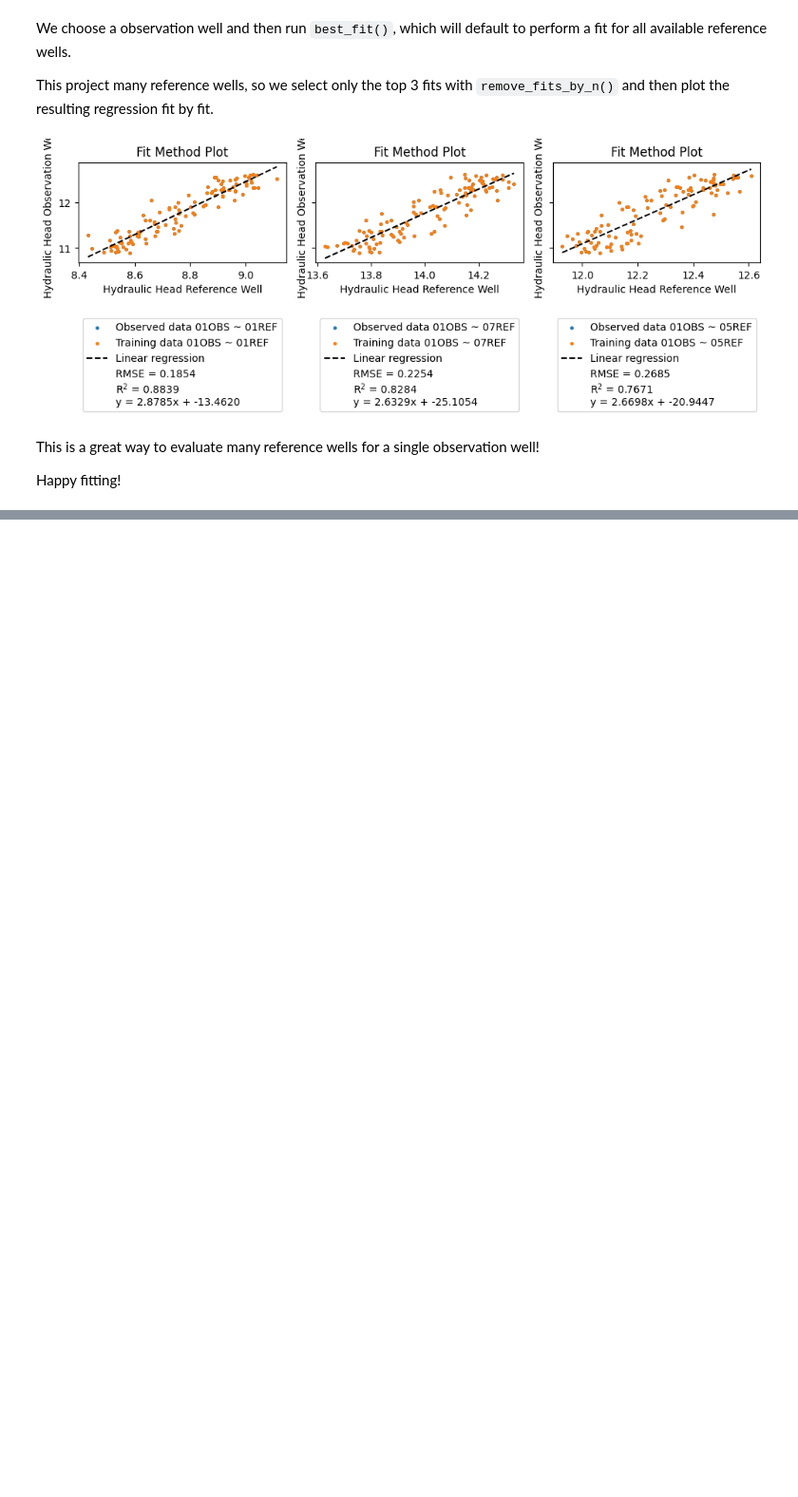
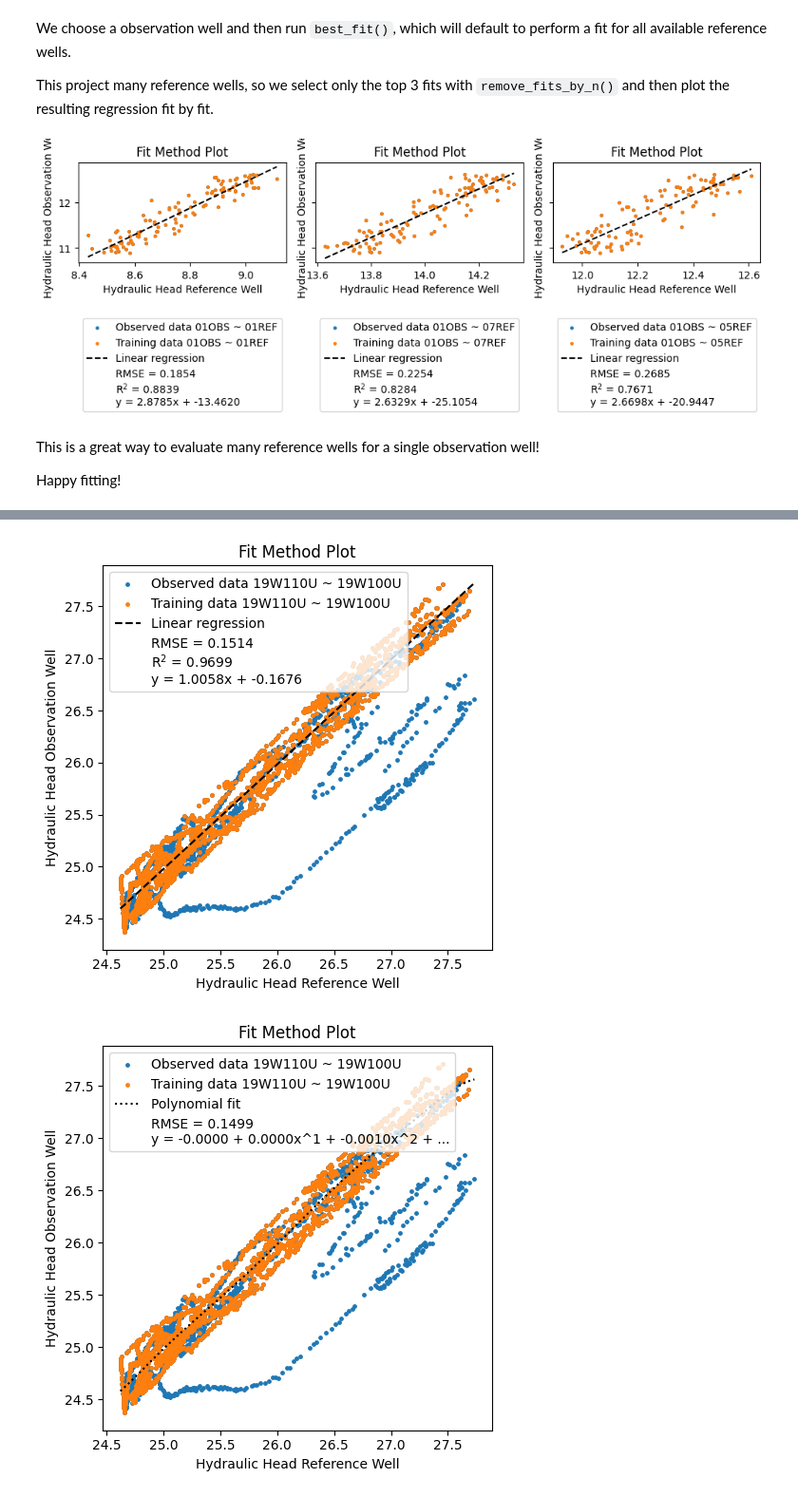
Before and after one commit to sgfsweden/gwrefpy, a Jupyter notebook: docs/user_guide/2_fitting_wells.ipynb, the cells around one changed output, grey strips where cells are left out. Shown: that part at 95% size. Cells and saved outputs as stored; diff of their text form; code cells hidden in the pictures; blank space fills up the shorter version.

```diff
--- a/docs/user_guide/2_fitting_wells.ipynb
+++ b/docs/user_guide/2_fitting_wells.ipynb
@@ -189,0 +193,9 @@ Happy fitting!
+# %%
+model.fit(
+    obs_well="19W110U",
+    ref_well="19W100U",
+    offset="0D",
+    tmax="2022",
+    method="npolyfit",
+    degree=10,
+)
@@ -189,0 +224,5 @@ Happy fitting!
+# %%
+_ = model.plot_fitmethod(model.fits, plot_separately=True)
+# %% [output]
+[figure, added]
+[figure, added]
```
Also changed, not shown: parts of 7 cells of this notebook, 3 other files.
